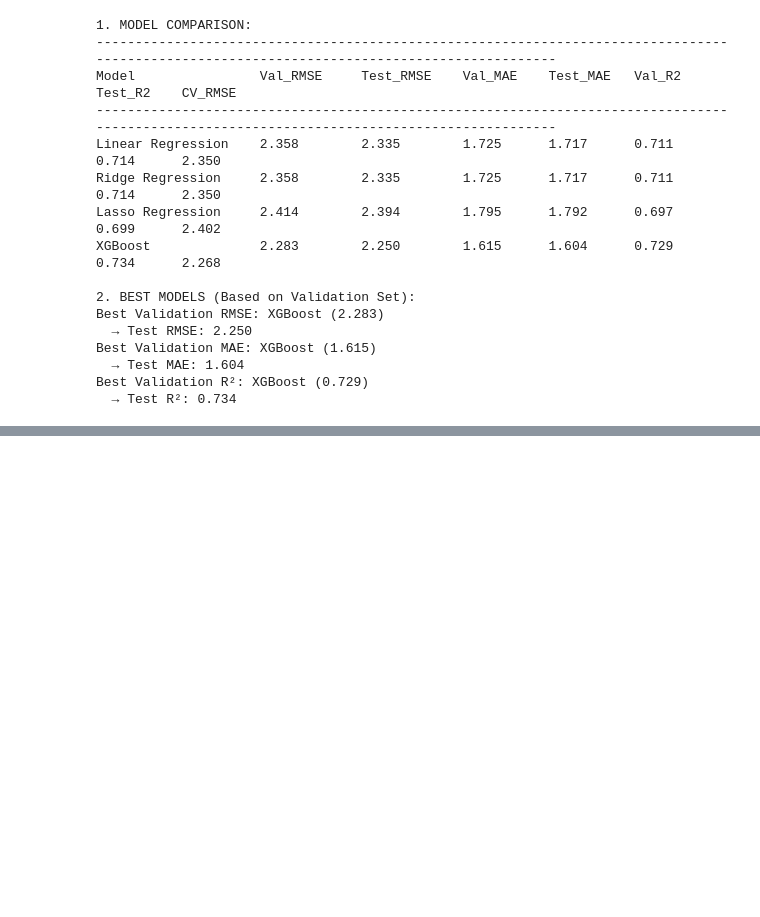
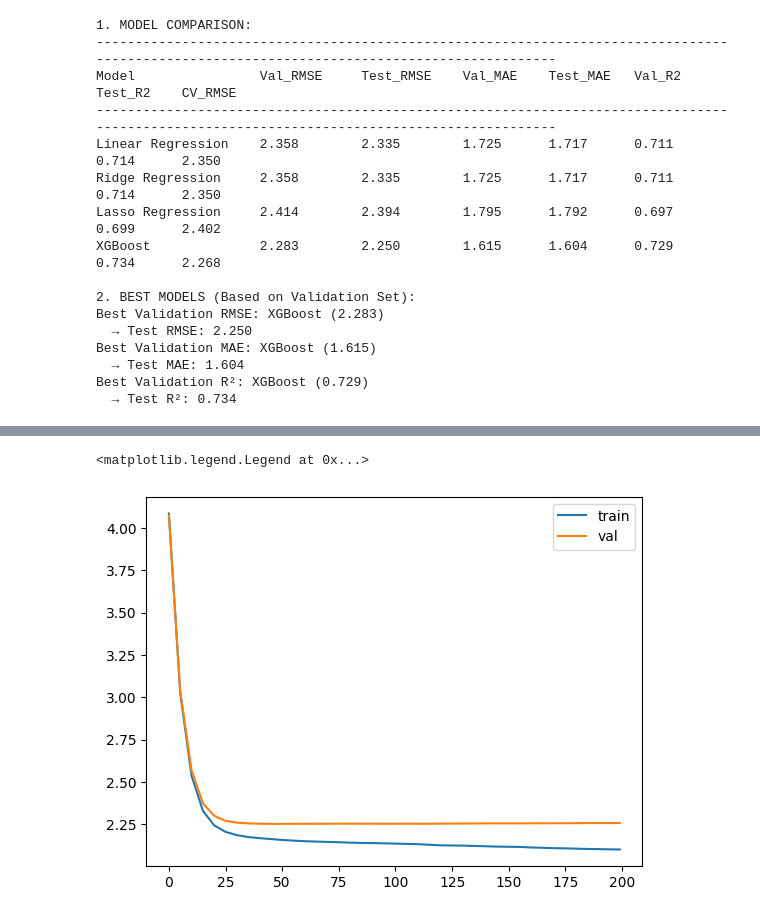
Before and after one commit to AlexHuc/food-allergy-analysis, a Jupyter notebook: notebook.ipynb, the cells around one changed output, grey strips where cells are left out. Drawn from its saved outputs; the diff is of its cells as text; code cells hidden in the pictures; blank space fills up the shorter version.

```diff
--- a/notebook.ipynb
+++ b/notebook.ipynb
@@ -1526,0 +1575,9 @@ Best Validation R²: XGBoost (0.729)
+# %%
+df_reg_score = parse_xgb_output(output_reg)
+# %%
+plt.plot(df_reg_score.num_iter, df_reg_score.train_auc, label='train')
+plt.plot(df_reg_score.num_iter, df_reg_score.val_auc, label='val')
+plt.legend()
+# %% [output]
+<matplotlib.legend.Legend at 0x...>
+[figure, added]
```
Also changed, not shown: parts of 5 cells of this notebook.
